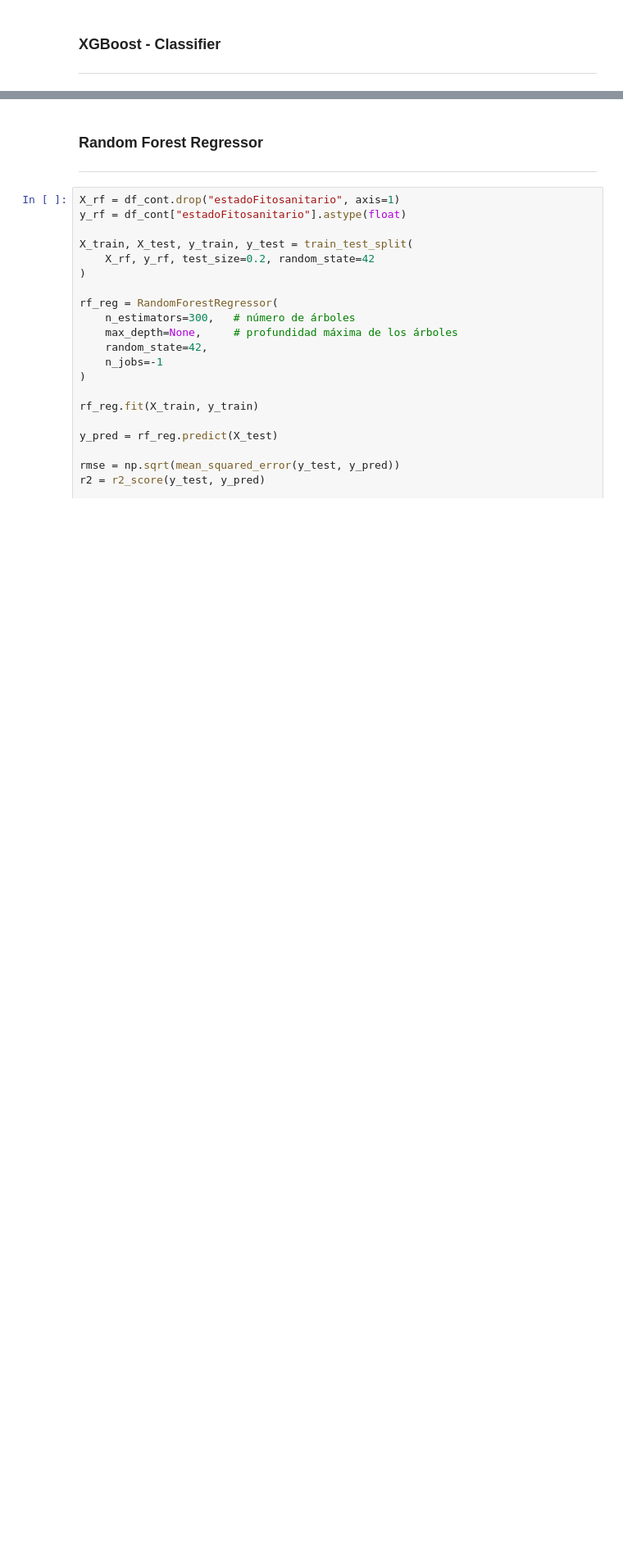
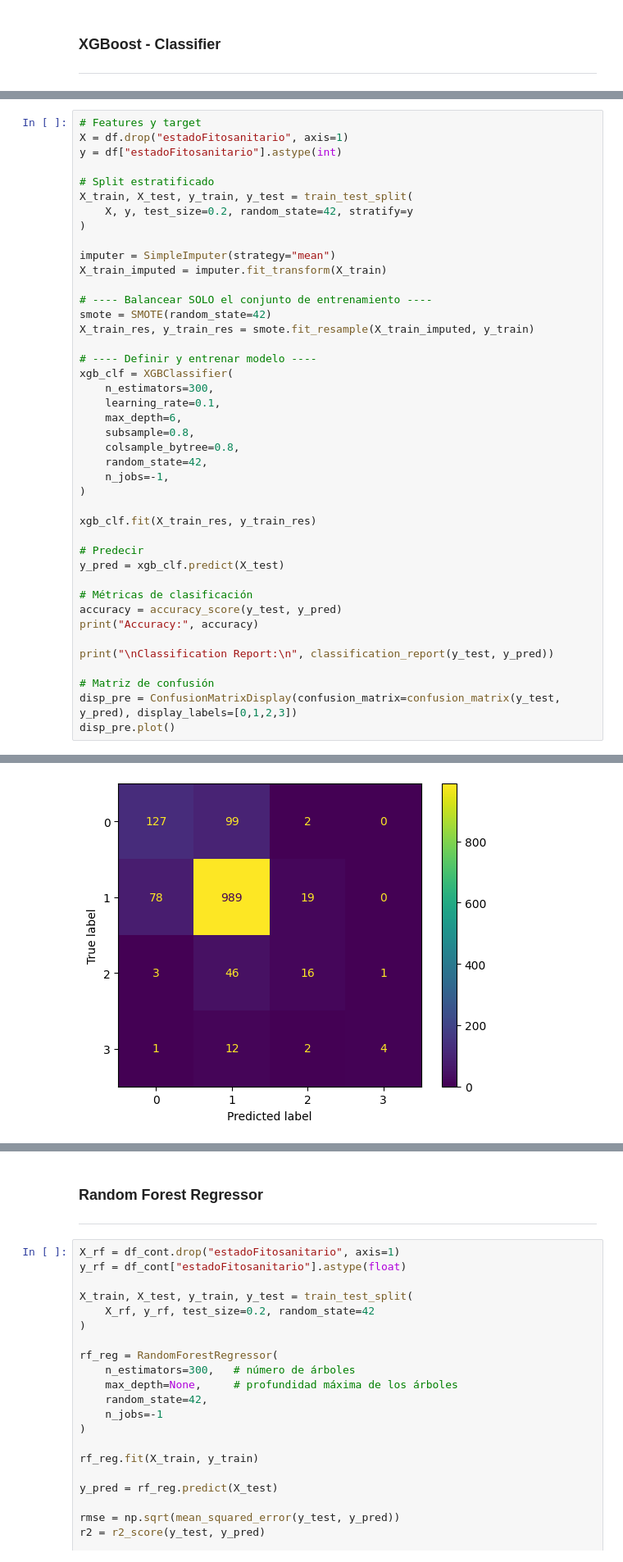
Before and after one commit to diegodorado1729/Coding, a Jupyter notebook: Arbolado-IA/arbolado-ia.ipynb, the cells around one changed output, grey strips where cells are left out. Shown at 82% size. Cells and saved outputs as stored; diff of their text form; blank space fills up the shorter version.

```diff
--- a/Arbolado-IA/arbolado-ia.ipynb
+++ b/Arbolado-IA/arbolado-ia.ipynb
@@ -410,0 +430,43 @@ weighted avg       0.79      0.73      0.75       676
+# %%
+# Features y target
+X = df.drop("estadoFitosanitario", axis=1)
+y = df["estadoFitosanitario"].astype(int)
+
+# Split estratificado
+X_train, X_test, y_train, y_test = train_test_split(
+    X, y, test_size=0.2, random_state=42, stratify=y
+)
+
+imputer = SimpleImputer(strategy="mean")
+X_train_imputed = imputer.fit_transform(X_train)
+
+# ---- Balancear SOLO el conjunto de entrenamiento ----
+smote = SMOTE(random_state=42)
+X_train_res, y_train_res = smote.fit_resample(X_train_imputed, y_train)
+
+# ---- Definir y entrenar modelo ----
+xgb_clf = XGBClassifier(
+    n_estimators=300,
+    learning_rate=0.1,
+    max_depth=6,
+    subsample=0.8,
+    colsample_bytree=0.8,
+    random_state=42,
+    n_jobs=-1,
+)
+
+xgb_clf.fit(X_train_res, y_train_res)
+
+# Predecir
+y_pred = xgb_clf.predict(X_test)
+
+# Métricas de clasificación
+accuracy = accuracy_score(y_test, y_pred)
+print("Accuracy:", accuracy)
+
+print("\nClassification Report:\n", classification_report(y_test, y_pred))
+
+# Matriz de confusión
+disp_pre = ConfusionMatrixDisplay(confusion_matrix=confusion_matrix(y_test, y_pred), display_labels=[0,1,2,3])
+disp_pre.plot()
+# %% [output]
@@ -410,0 +487 @@ weighted avg       0.79      0.73      0.75       676
+[figure, added]
```
Also changed, not shown: parts of 18 cells of this notebook, 1 other file.
